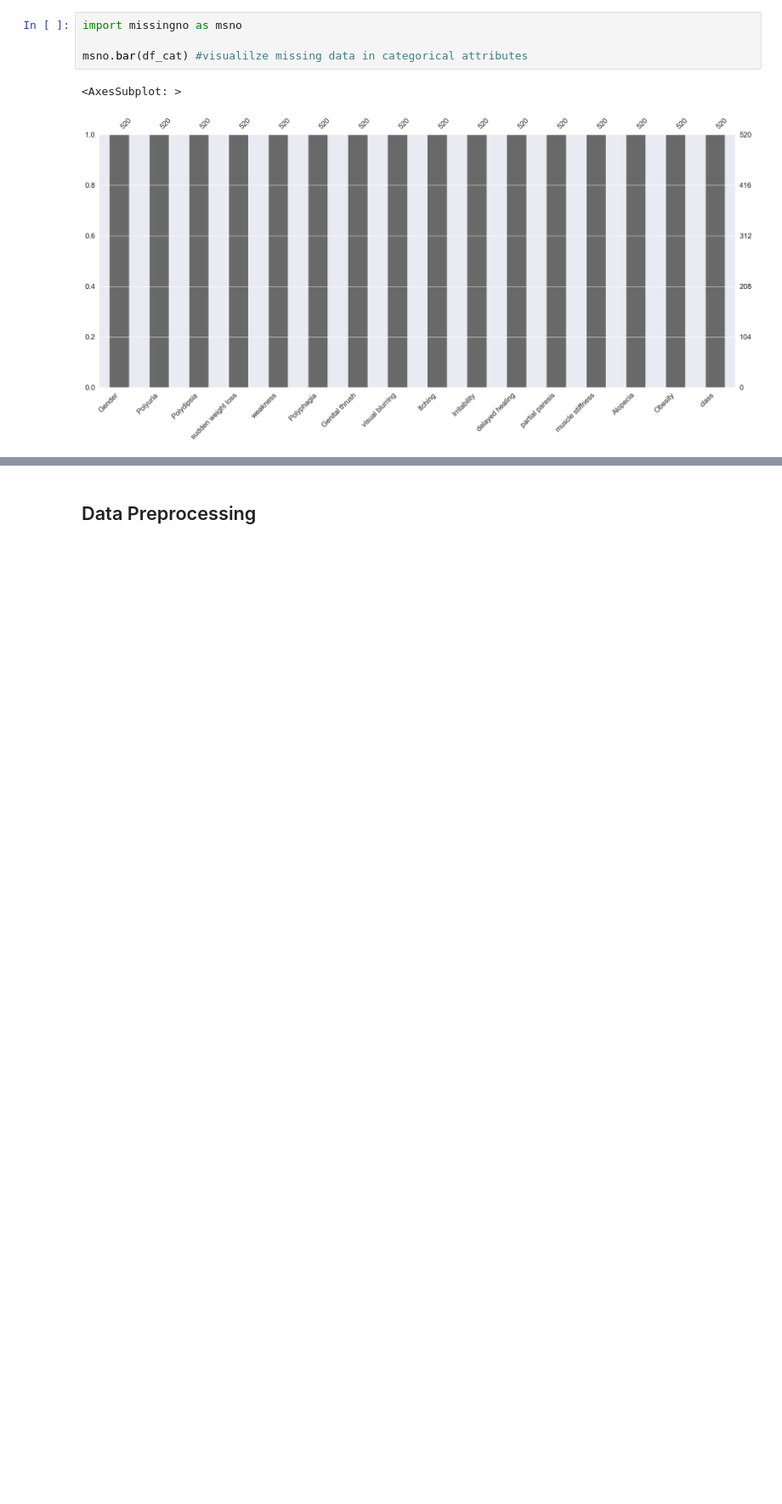
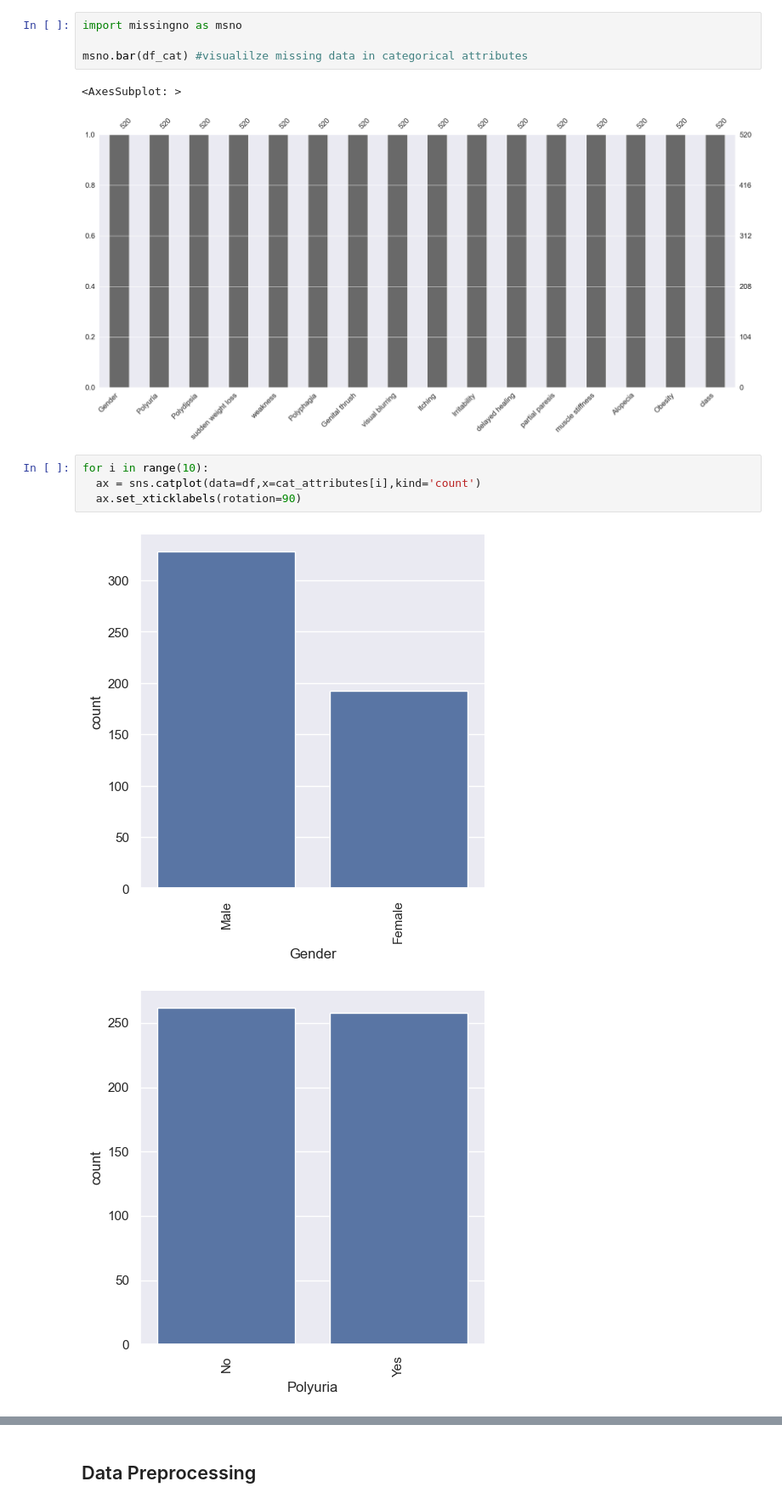
Before and after one commit to waiee/Data-Science--Revision-Gallery-, a Jupyter notebook: Data Mining/Tutorial 6/Lab6_1191103225_TT1L.ipynb, the cells around one changed output, grey strips where cells are left out. Shown: that part at 85% size. Drawn from its saved outputs; the diff is of its cells as text; blank space fills up the shorter version.

```diff
--- a/Data Mining/Tutorial 6/Lab6_1191103225_TT1L.ipynb
+++ b/Data Mining/Tutorial 6/Lab6_1191103225_TT1L.ipynb
@@ -132,3 +132,10 @@ msno.bar(df_cat) #visualilze missing data in categorical attributes
 # %% [output]
 <AxesSubplot: >
 [figure]
+# %%
+for i in range(10):
+  ax = sns.catplot(data=df,x=cat_attributes[i],kind='count')
+  ax.set_xticklabels(rotation=90)
+# %% [output]
+[figure, added]
+[figure, added]
```
Also changed, not shown: parts of 2 cells of this notebook.
